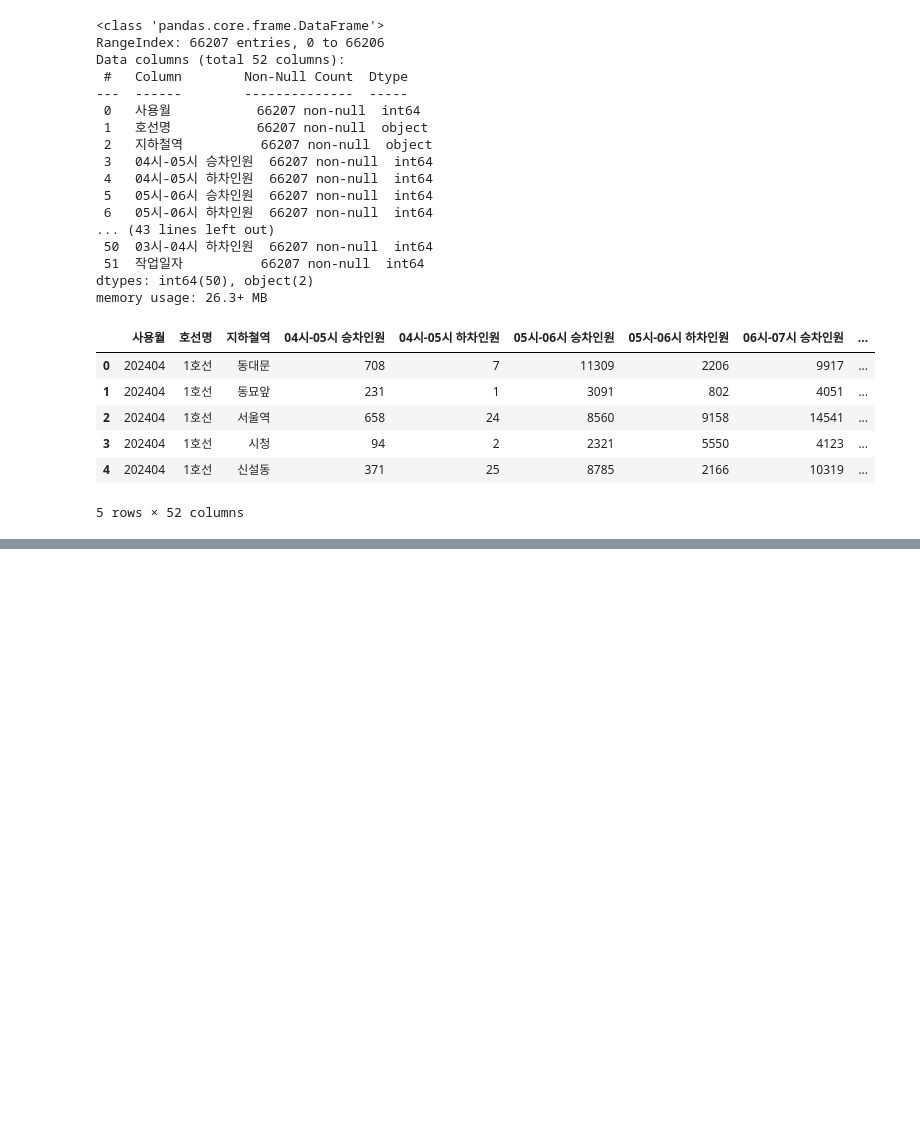
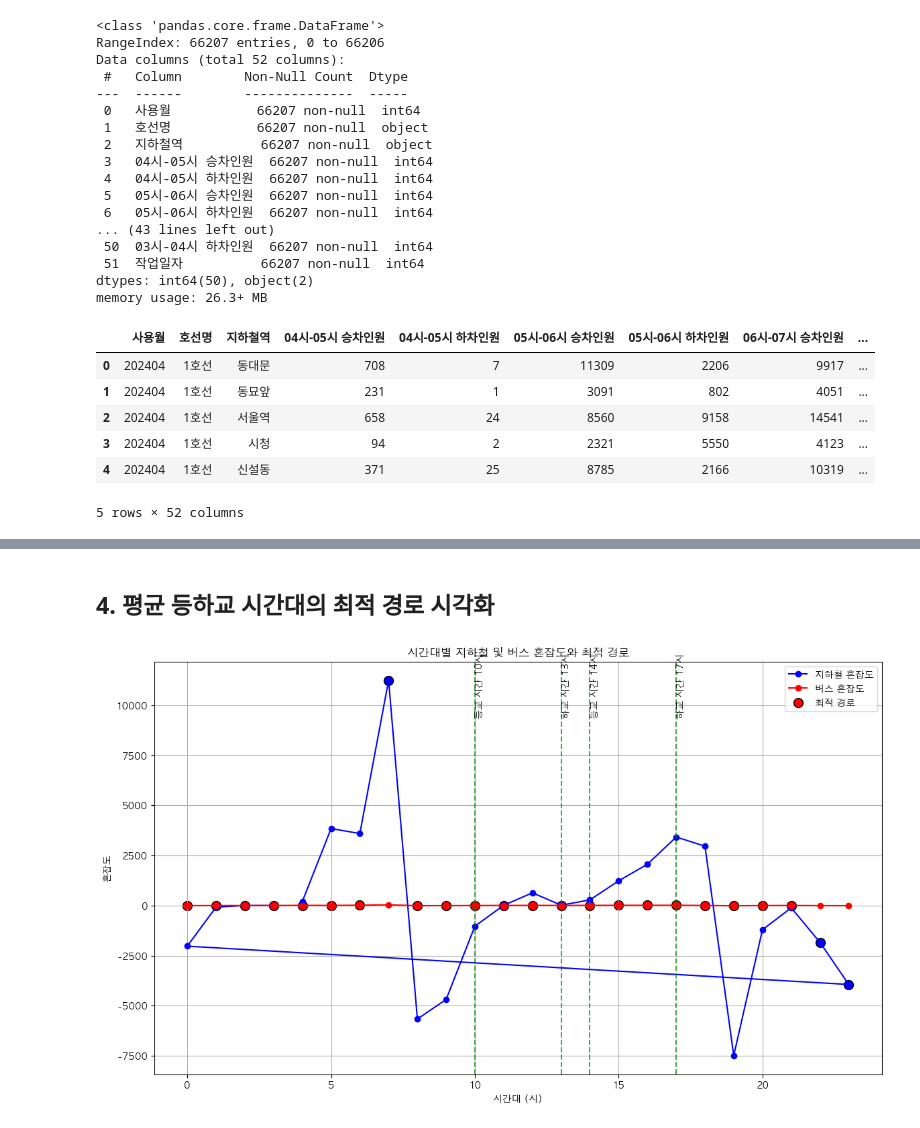
Before and after one commit to Dahyun1016/bIgdataaaaa, a Jupyter notebook: code/best_commute_route_analysis.ipynb, the cells around one changed output, grey strips where cells are left out. Saved outputs shown, nothing was run; the diff lists cells and outputs as text; code cells hidden in the pictures; blank space fills up the shorter version.

```diff
--- a/code/best_commute_route_analysis.ipynb
+++ b/code/best_commute_route_analysis.ipynb
@@ -58,0 +30,18 @@ print("지하철 승하차 정보 열 이름:", subway_boarding_info.columns)
+# %%
+import pandas as pd
+import matplotlib.pyplot as plt
+from matplotlib import font_manager, rc
+import re
+
+# 한글 글꼴 설정
+rc('font', family='AppleGothic')
+plt.rcParams['axes.unicode_minus'] = False
+
+# 파일 불러오기
+bus_boarding_info = pd.read_csv('버스승하차인원정보.csv', low_memory=False)
+bus_stop_location = pd.read_csv('버스정류소위치정보.csv', encoding='utf-8')
+subway_congestion = pd.read_csv("역별시간대혼잡도.csv", encoding='utf-8')
+subway_boarding_info = pd.read_csv("지하철승하차인원정보.csv", encoding='utf-8')
+
+# 동양미래대학교 위치 (위도와 경도)
+school_location = {'latitude': 37.498, 'longitude': 127.027}
@@ -212,0 +222,39 @@ plt.show()
+# %% [markdown]
+## 4. 평균 등하교 시간대의 최적 경로 시각화
+# %%
+# 시각화 함수 정의
+def plot_congestion_and_routes(subway_data, bus_data, optimal_routes):
+    plt.figure(figsize=(14, 8))
+
+    # 지하철 혼잡도 시각화
+    plt.plot(subway_data['시간대'], subway_data['혼잡도'], label='지하철 혼잡도', color='blue', marker='o')
+
+    # 버스 혼잡도 시각화
+    plt.plot(bus_data['시간대'], bus_data['혼잡도'], label='버스 혼잡도', color='red', marker='o')
+
+    # 최적 경로 표시
+    for index, row in optimal_routes.iterrows():
+        time = row['시간대']
+        if row['최적 경로'] == '지하철 경로':
+            plt.scatter(time, subway_data[subway_data['시간대'] == time]['혼잡도'].values[0], color='blue', s=100, edgecolors='black', label='최적 경로' if index == 0 else "")
+        else:
+            plt.scatter(time, bus_data[bus_data['시간대'] == time]['혼잡도'].values[0], color='red', s=100, edgecolors='black', label='최적 경로' if index == 0 else "")
+
+    # 평균 등하교 시간대 강조
+    avg_times = {'등교 시간': [10, 14], '하교 시간': [13, 17]}
+    for key, times in avg_times.items():
+        for time in times:
+            plt.axvline(x=time, linestyle='--', color='green', alpha=0.7)
+            plt.text(time, plt.ylim()[1]*0.9, f'{key} {time}시', rotation=90, verticalalignment='center')
+
+    plt.title('시간대별 지하철 및 버스 혼잡도와 최적 경로')
+    plt.xlabel('시간대 (시)')
+    plt.ylabel('혼잡도')
+    plt.legend()
+    plt.grid(True)
+    plt.show()
+
+# 혼잡도 및 최적 경로 시각화 함수 호출
+plot_congestion_and_routes(subway_congestion_by_time, bus_congestion_by_time, optimal_routes_df)
+# %% [output]
+[figure, added]
```
Also changed, not shown: parts of 14 cells of this notebook.
